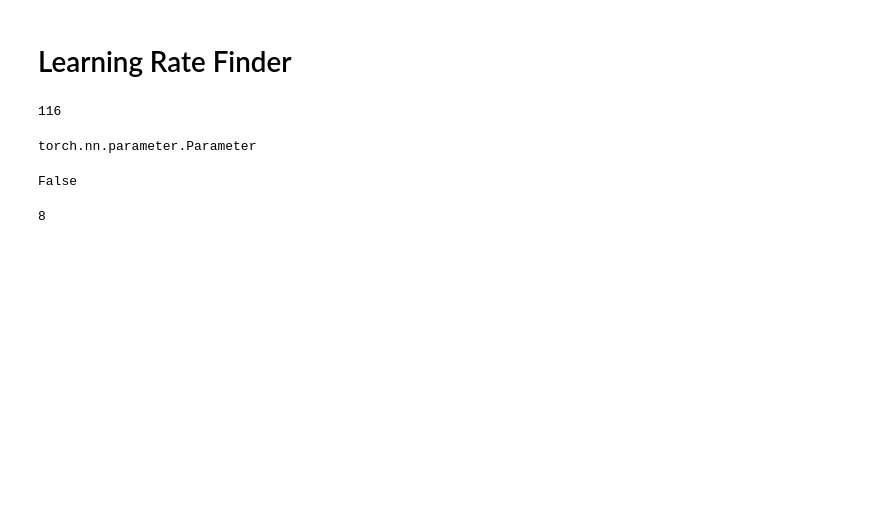
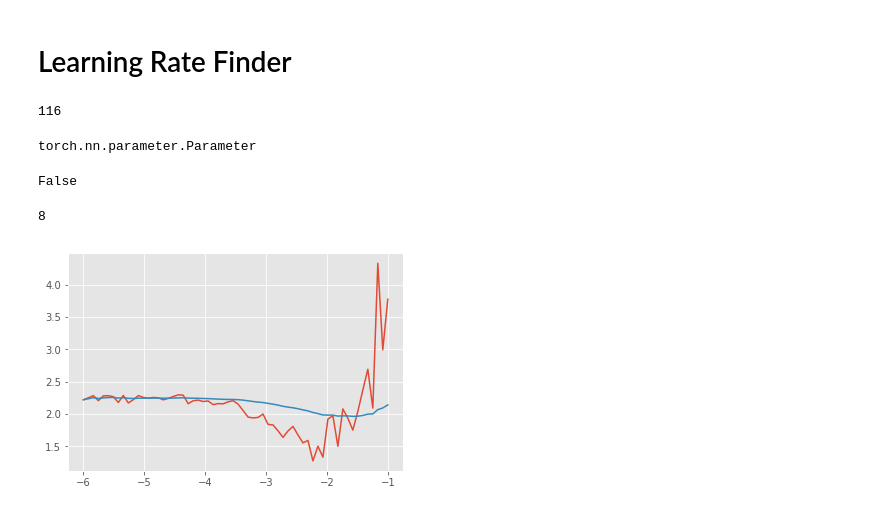
Before and after one commit to gokul-krishna/kaggle_competitions, a Jupyter notebook: CameraIdentification/Camera_Identification.ipynb, the cells around one changed output. Saved outputs shown, nothing was run; the diff lists cells and outputs as text; code cells hidden in the pictures; blank space fills up the shorter version.

```diff
--- a/CameraIdentification/Camera_Identification.ipynb
+++ b/CameraIdentification/Camera_Identification.ipynb
@@ -282,2 +325,11 @@ def lr_range_finder(model, train_dl, loss_criteria=None,
 # %%
-lrs, losses = lr_range_finder(model, train_dl, lr_low=1e-6, lr_high=0.1, loss_criteria=criteria, epochs=4)
+model = Net().cuda()
+log_lrs, losses, smooth_losses = lr_range_finder(model, train_dl, lr_low=1e-6,
+                                                 lr_high=0.1, loss_criteria=criteria,
+                                                 epochs=2)
+# %%
+plt.plot(log_lrs, losses)
+plt.plot(log_lrs, smooth_losses)
+plt.show()
+# %% [output]
+[figure, added]
```
Also changed, not shown: parts of 25 cells of this notebook.
